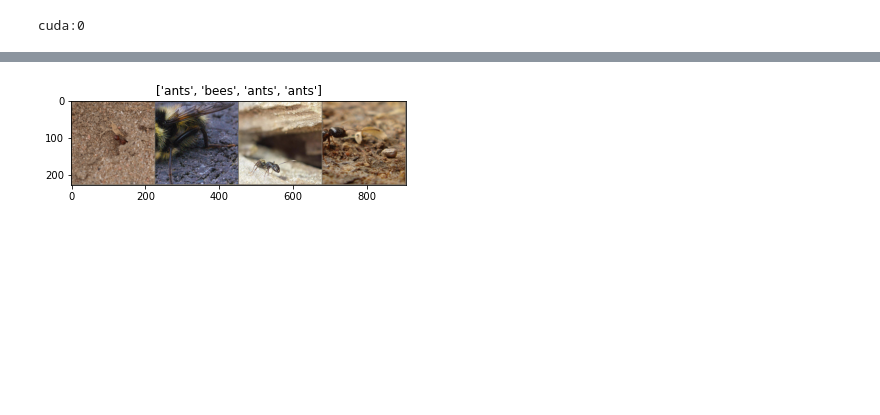
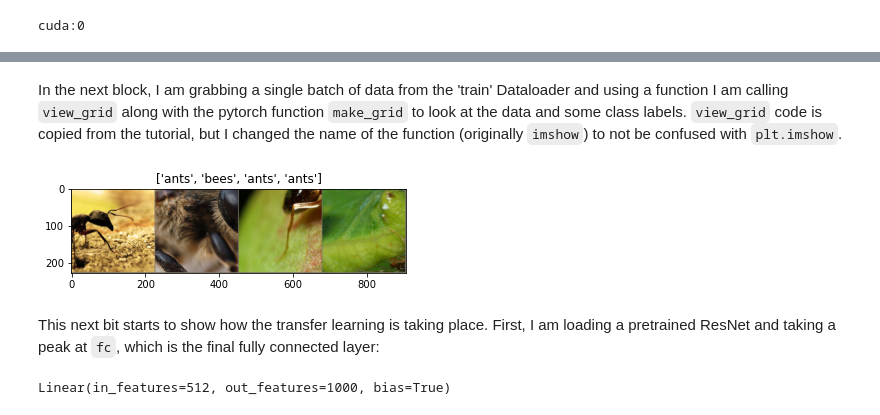
Before and after one commit to mellertd/roux_ml, a Jupyter notebook: task3_transfer_learning.ipynb, the cells around one changed output, grey strips where cells are left out. Cells and saved outputs as stored; diff of their text form; code cells hidden in the pictures; blank space fills up the shorter version.

```diff
--- a/task3_transfer_learning.ipynb
+++ b/task3_transfer_learning.ipynb
@@ -68,22 +60,12 @@ Transform: Compose(
+# %% [markdown]
+In the next block, I am grabbing a single batch of data from the 'train' Dataloader and using a function I am calling `view_grid` along with the pytorch function `make_grid` to look at the data and some class labels. `view_grid` code is copied from the tutorial, but I changed the name of the function (originally `imshow`) to not be confused with `plt.imshow`.
 # %%
-def view_grid(inp, title=None):
-    """Imshow for Tensor."""
-    inp = inp.numpy().transpose((1, 2, 0))
-    mean = np.array([0.485, 0.456, 0.406])
-    std = np.array([0.229, 0.224, 0.225])
-    inp = std * inp + mean
-    inp = np.clip(inp, 0, 1)
-    plt.imshow(inp)
-    if title is not None:
-        plt.title(title)
-
-
 # Get a batch of training data
 inputs, classes = next(iter(dataloaders['train']))
 
 # Make a grid from batch
 out = make_grid(inputs)
 
 view_grid(out, title=[class_names[x] for x in classes])
 # %% [output]
-[figure, old version]
+[figure, new version]
@@ -197,0 +72,7 @@ exp_lr_scheduler = lr_scheduler.StepLR(optimizer_ft, step_size=7, gamma=0.1)
+# %% [markdown]
+This next bit starts to show how the transfer learning is taking place. First, I am loading a pretrained ResNet and taking a peak at `fc`, which is the final fully connected layer:
+# %%
+model_ft = models.resnet18(pretrained=True)
+model_ft.fc
+# %% [output]
+Linear(in_features=512, out_features=1000, bias=True)
```
Also changed, not shown: parts of 17 cells of this notebook, 1 other file.
